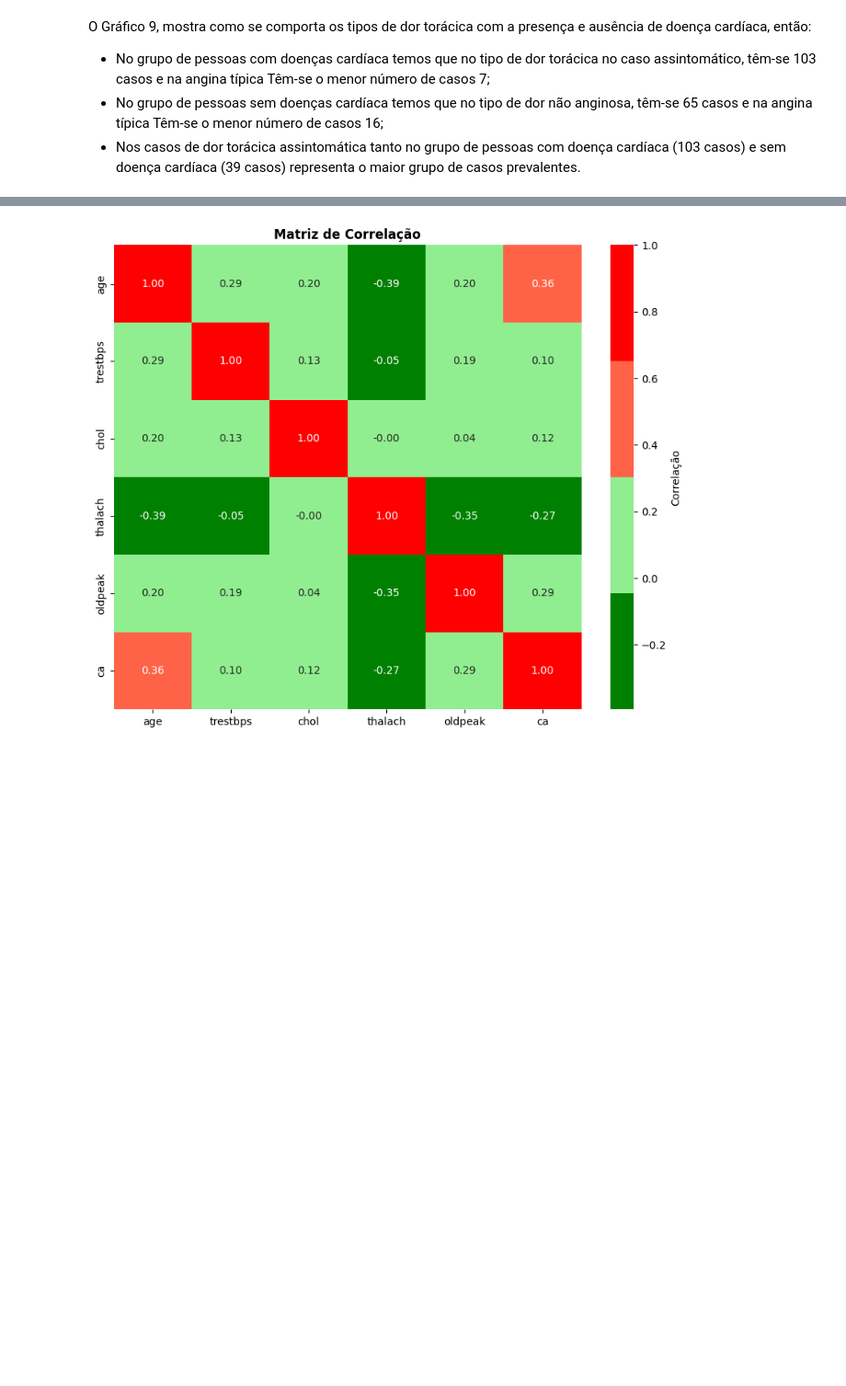
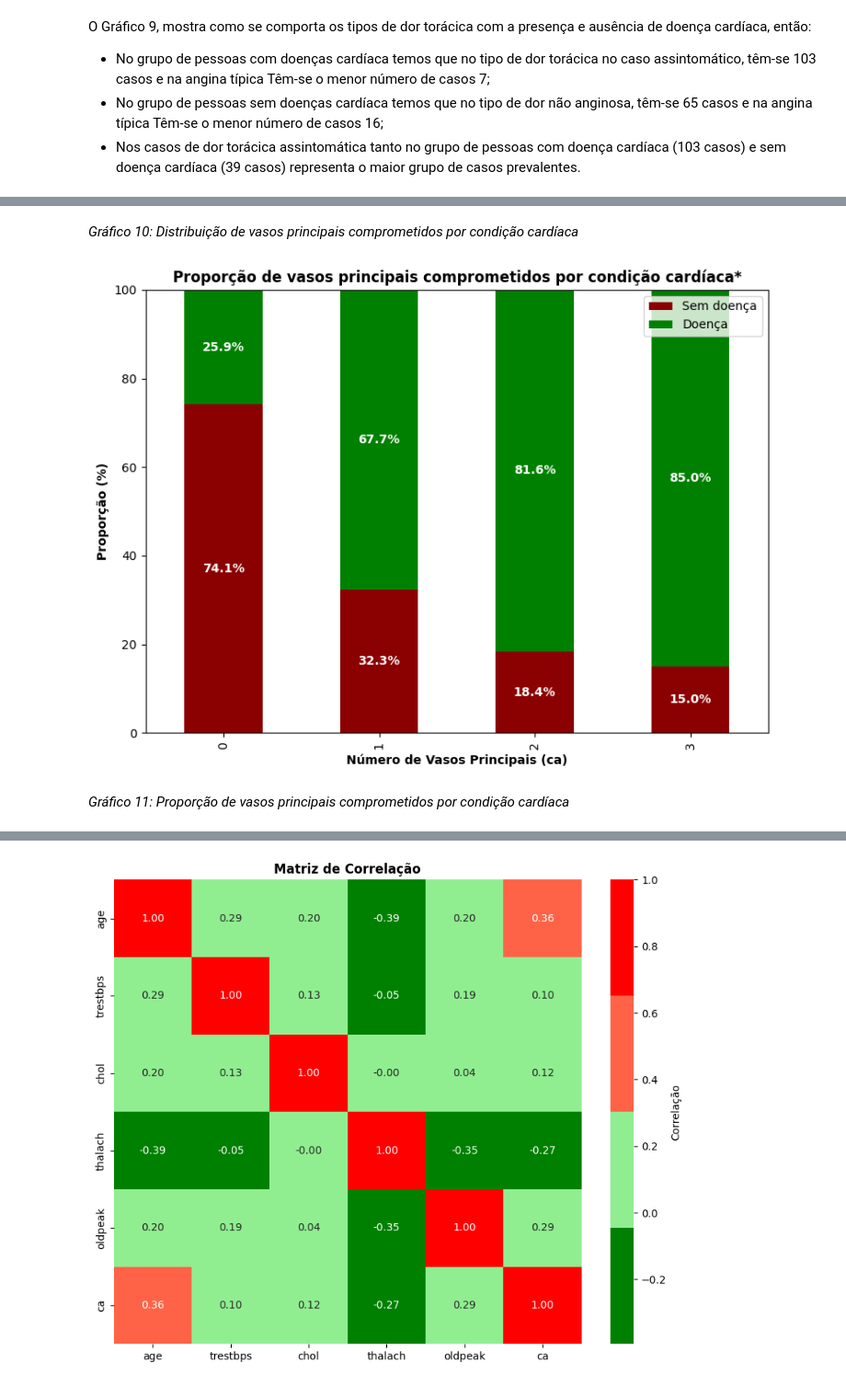
Before and after one commit to luiscpl/PUC_MVP, a Jupyter notebook: MVP_LUIS_CLAUDIO.ipynb, the cells around one changed output, grey strips where cells are left out. Shown at 92% size. Saved outputs shown, nothing was run; the diff lists cells and outputs as text; code cells hidden in the pictures; blank space fills up the shorter version.

```diff
--- a/MVP_LUIS_CLAUDIO.ipynb
+++ b/MVP_LUIS_CLAUDIO.ipynb
@@ -668,0 +689,33 @@ O Gráfico 9, mostra como se comporta os tipos de dor torácica com a presença
+# %% [markdown]
+*Gráfico 10: Distribuição de vasos principais comprometidos por condição cardíaca*
+# %%
+# Calcula a proporção (%) de cada valor de 'ca' por 'condition_label'
+ca_condition_prop = pd.crosstab(df['ca'], df['condition_label'], normalize='index') * 100
+
+# Plota o gráfico de barras empilhadas
+ax = ca_condition_prop[['sem doença', 'doença']].plot(
+    kind='bar',
+    stacked=True,
+    color=['#8B0000','green'],
+    figsize=(8, 6)
+)
+ax.set_xlabel('Número de Vasos Principais (ca)', fontweight='bold')
+ax.set_ylabel('Proporção (%)', fontweight='bold')
+ax.set_title('Proporção de vasos principais comprometidos por condição cardíaca*', fontweight='bold')
+ax.set_ylim(0, 100)
+ax.legend(['Sem doença', 'Doença'])
+
+# Adiciona os valores percentuais nas barras
+for i, row in enumerate(ca_condition_prop[['sem doença', 'doença']].values):
+    bottom = 0
+    for j, val in enumerate(row):
+        if val > 0:
+            ax.text(i, bottom + val / 2, f"{val:.1f}%", ha='center', va='center', color='white', fontweight='bold')
+        bottom += val
+
+plt.tight_layout()
+plt.show()
+# %% [output]
+[figure, added]
+# %% [markdown]
+*Gráfico 11: Proporção de vasos principais comprometidos por condição cardíaca*
```
Also changed, not shown: parts of 12 cells of this notebook.
